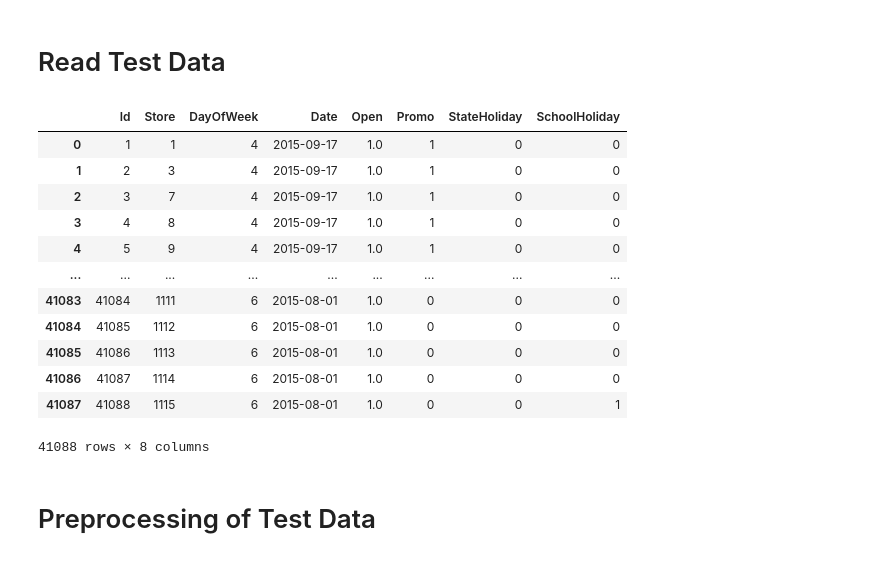
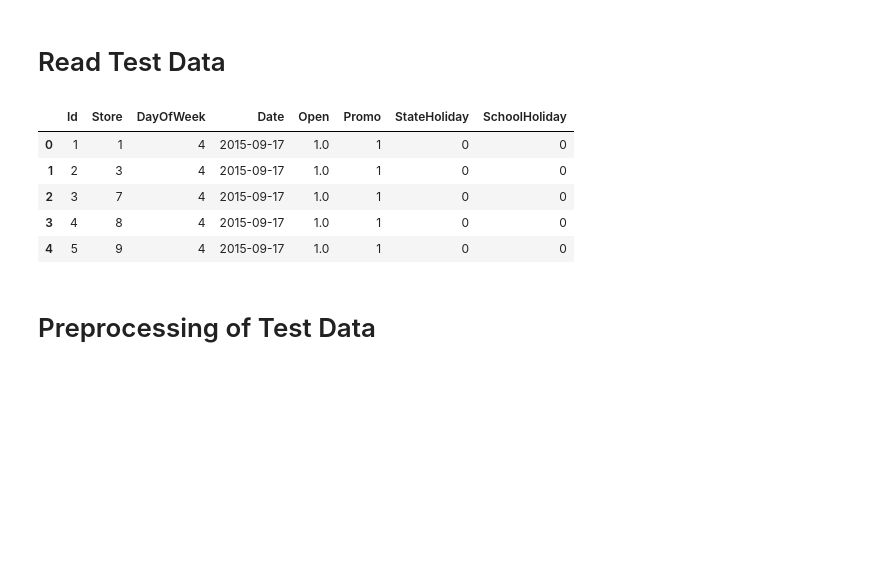
Before and after one commit to tesfayealex/Pharmaceutical-Sales-prediction, a Jupyter notebook: notebooks/EDA.ipynb, the cells around one changed output. Cells and saved outputs as stored; diff of their text form; code cells hidden in the pictures; blank space fills up the shorter version.

```diff
--- a/notebooks/EDA.ipynb
+++ b/notebooks/EDA.ipynb
@@ -319,22 +302,15 @@ train_df
 # %% [markdown]
 # Read Test Data
 # %%
-test_df = pd.read_csv('../data/test.csv')
-test_df
+test_df = dvc_get_data('data/test.csv','1d67267cdc1c78b2bb41a7efbd50af53a68cb5ba')
+test_df.head()
 # %% [output]
 |  | Id | Store | DayOfWeek | Date | Open | Promo | StateHoliday | SchoolHoliday |
 | 0 | 1 | 1 | 4 | 2015-09-17 | 1.0 | 1 | 0 | 0 |
 | 1 | 2 | 3 | 4 | 2015-09-17 | 1.0 | 1 | 0 | 0 |
 | 2 | 3 | 7 | 4 | 2015-09-17 | 1.0 | 1 | 0 | 0 |
 | 3 | 4 | 8 | 4 | 2015-09-17 | 1.0 | 1 | 0 | 0 |
 | 4 | 5 | 9 | 4 | 2015-09-17 | 1.0 | 1 | 0 | 0 |
-| ... | ... | ... | ... | ... | ... | ... | ... | ... |
-| 41083 | 41084 | 1111 | 6 | 2015-08-01 | 1.0 | 0 | 0 | 0 |
-| 41084 | 41085 | 1112 | 6 | 2015-08-01 | 1.0 | 0 | 0 | 0 |
-| 41085 | 41086 | 1113 | 6 | 2015-08-01 | 1.0 | 0 | 0 | 0 |
-| 41086 | 41087 | 1114 | 6 | 2015-08-01 | 1.0 | 0 | 0 | 0 |
-| 41087 | 41088 | 1115 | 6 | 2015-08-01 | 1.0 | 0 | 0 | 1 |
-41088 rows × 8 columns
 # %% [markdown]
 # Preprocessing of Test Data
 # %%
```
Also changed, not shown: parts of 42 cells of this notebook, 15 other files.
